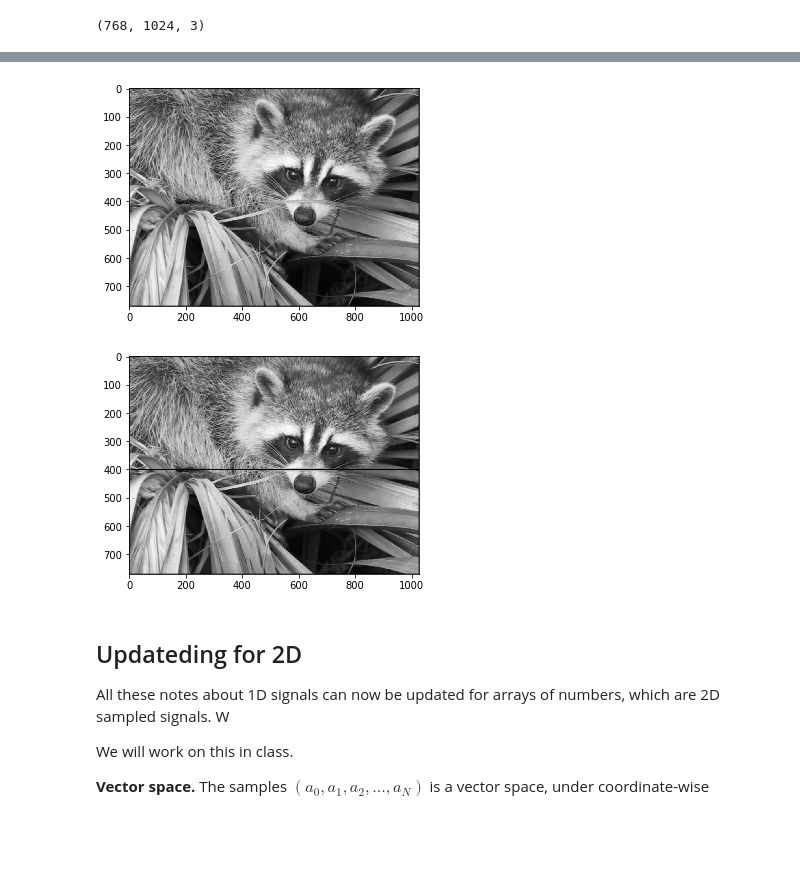
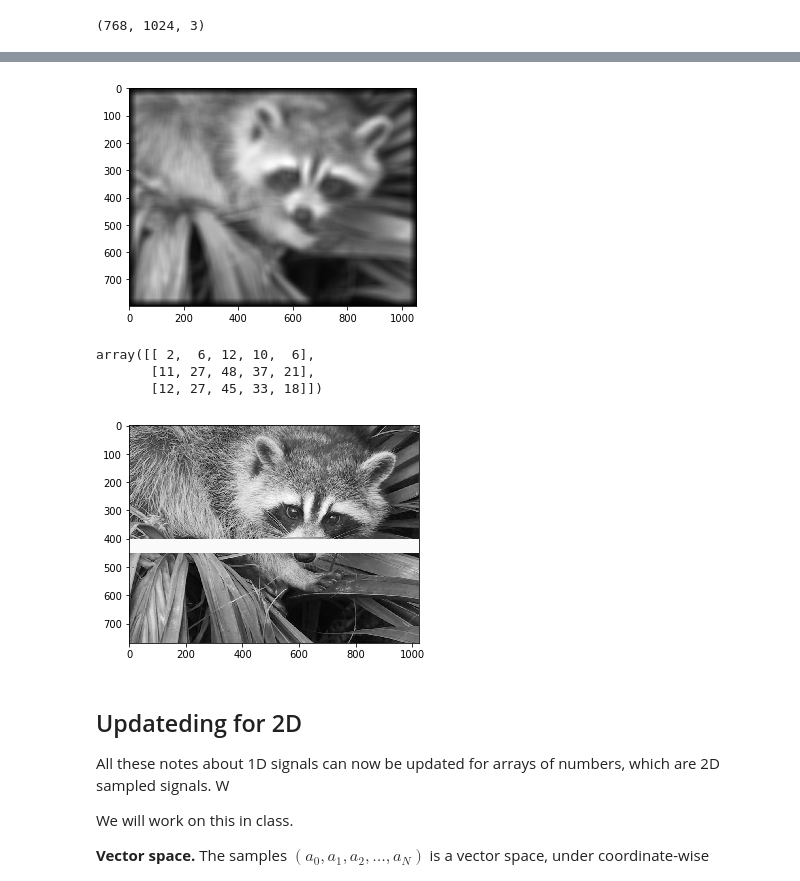
Before and after one commit to mlamoureux/Math502w19, a Jupyter notebook: Lecture18_Mar21.ipynb, the cells around one changed output, grey strips where cells are left out. Drawn from its saved outputs; the diff is of its cells as text; code cells hidden in the pictures; blank space fills up the shorter version.

```diff
--- a/Lecture18_Mar21.ipynb
+++ b/Lecture18_Mar21.ipynb
@@ -112,6 +112,6 @@ shape(f)
 # %% [output]
 (768, 1024, 3)
 # %%
-f1 = f[:,:,1]
+f1 = copy(f[:,:,0])
 imshow(f1,cmap='gray');
 # %% [output]
@@ -123,2 +122,0 @@ plot(f1[400,:]);
-# %%
-f1[400,:] = 0
@@ -126,0 +123,3 @@ ValueError: assignment destination is read-only
+# %%
+f1[400,:] = 250
+imshow(f1,cmap='gray');
@@ -127,14 +128,22 @@ ValueError: assignment destination is read-only
 # %%
-B = ones((3,3))
+B = ones((30,30))/900
 f2 = convolve2d(f1,B)
 imshow(f2,cmap='gray');
 # %% [output]
-[figure, old version]
+[figure, new version]
+# %%
+a = array([[1,2,3],[4,5,6]])
+b = array([[2,2,2],[3,3,3]])
+convolve2d(a,b)
+# %% [output]
+array([[ 2,  6, 12, 10,  6],
+       [11, 27, 48, 37, 21],
+       [12, 27, 45, 33, 18]])
 # %%
-f2[400,:] = 0
+f2[400:450,:] = 250
 imshow(f2,cmap='gray');
 # %% [output]
-[figure, old version]
+[figure, new version]
 # %% [markdown]
 ## Updateding for 2D
 
```
Also changed, not shown: parts of 16 cells of this notebook, 2 other files.
